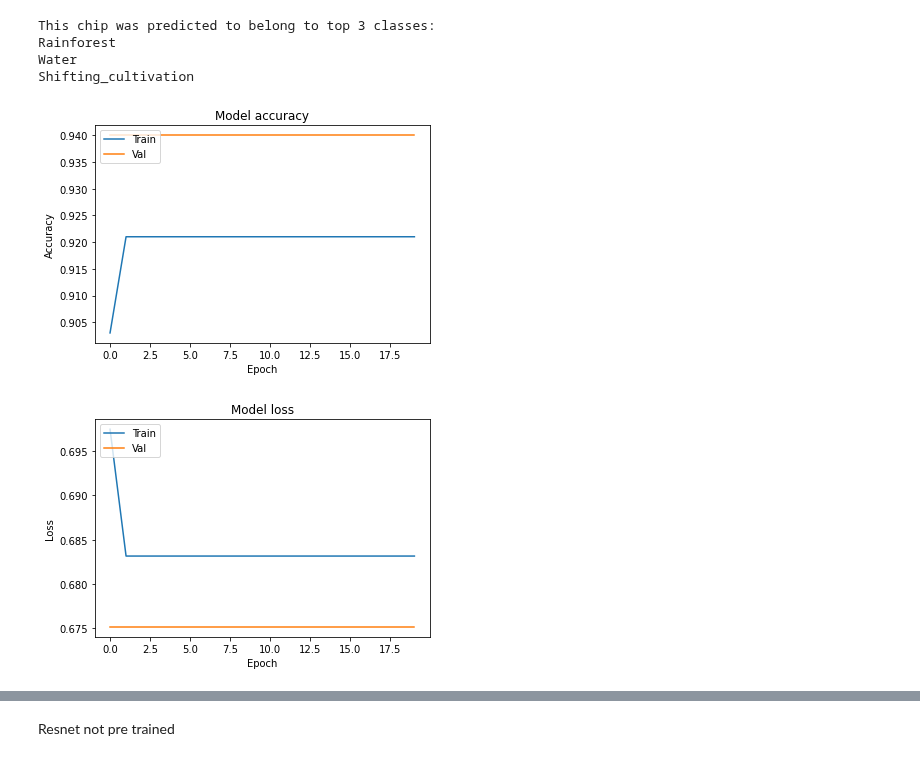
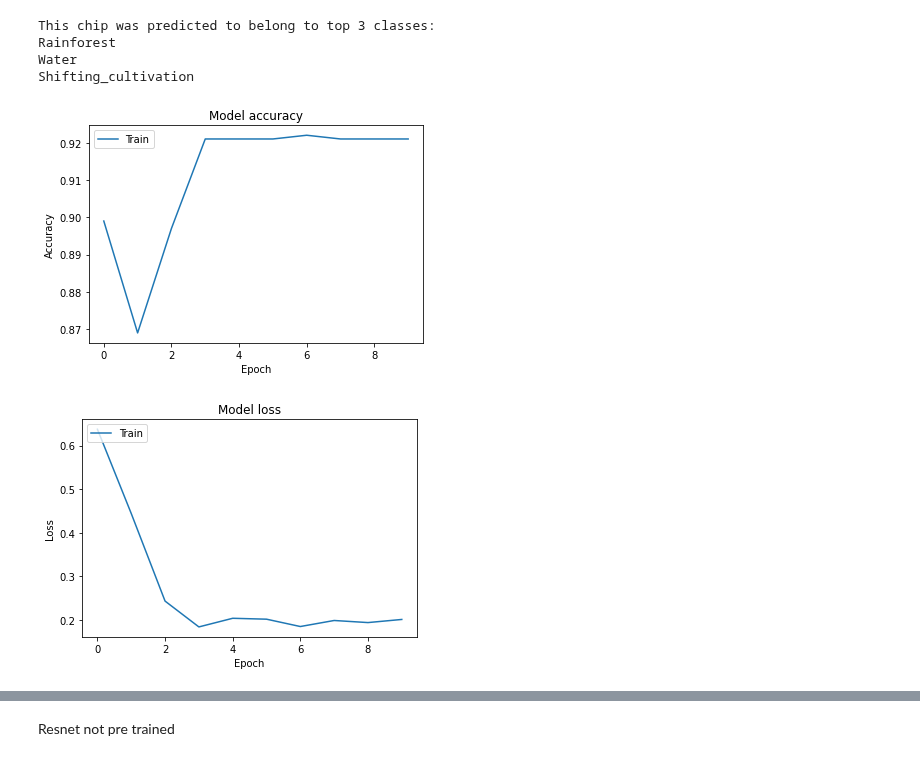
Before and after one commit to Project-Canopy/cb_feature_detection, a Jupyter notebook: model-development/ml_explore_Margaux.ipynb, the cells around one changed output, grey strips where cells are left out. Drawn from its saved outputs; the diff is of its cells as text; code cells hidden in the pictures.

```diff
--- a/model-development/ml_explore_Margaux.ipynb
+++ b/model-development/ml_explore_Margaux.ipynb
@@ -25,6 +25,7 @@ import io
 # %%
 from data_loader import DataLoader
 # %%
+batch_size = 32
 gen = DataLoader(label_file_path_train="labels_test_v1.csv", #or labels.csv
                         label_file_path_val="val_labels.csv",
                         bucket_name='canopy-production-ml',
@@ -33,16 +34,16 @@ gen = DataLoader(label_file_path_train="labels_test_v1.csv", #or labels.csv
                         shuffle_and_repeat=False,
                         enable_just_shuffle=True,
                         enable_just_repeat=False,
-                        training_data_shuffle_buffer_size=10,
+                        training_data_shuffle_buffer_size=20,
                         data_repeat_count=None,
-                        training_data_batch_size=20,
-                        normalization_value=255.0,  #normalization TODO double check other channels than RGB
+                        training_data_batch_size=batch_size,
+#                         normalization_value=255.0,  #normalization TODO double check other channels than RGB
                         training_data_type=tf.float32,
                         label_data_type=tf.uint8,
                         enable_data_prefetch=False,
                         data_prefetch_size=tf.data.experimental.AUTOTUNE,
                         num_parallel_calls=int(2))
-# TODO add data augmentation in DataLoader
+# TODO add data augmentation in DataLoader using https://albumentations.ai/docs/examples/tensorflow-example/
 
 no_of_val_imgs = len(gen.validation_filenames)
 no_of_train_imgs = len(gen.training_filenames)
@@ -133,21 +70,21 @@ array([[3, 7, 0, 5, 2, 8, 9, 6, 1, 4]])
 # %%
-def plot_learningCurve(history, epoch):
+def plot_learningCurve(history):
   # Plot training & validation accuracy values
   plt.plot(history.history['accuracy'])
-  plt.plot(history.history['val_accuracy'])
+#   plt.plot(history.history['val_accuracy'])
   plt.title('Model accuracy')
   plt.ylabel('Accuracy')
   plt.xlabel('Epoch')
-  plt.legend(['Train', 'Val'], loc='upper left')
+  plt.legend(['Train'], loc='upper left')
   plt.show()
 
   # Plot training & validation loss values
   plt.plot(history.history['loss'])
-  plt.plot(history.history['val_loss'])
+#   plt.plot(history.history['val_loss'])
   plt.title('Model loss')
   plt.ylabel('Loss')
   plt.xlabel('Epoch')
-  plt.legend(['Train', 'Val'], loc='upper left')
+  plt.legend(['Train'], loc='upper left')
   plt.show()
 # %% [markdown]
 ## PREPRODUCTION Candidate: ResNet50 pretrained on ImageNet
@@ -203,7 +140,7 @@ model_checkpoint_callback = tf.keras.callbacks.ModelCheckpoint(
   save_best_only=True)
 
 reducelronplateau = tf.keras.callbacks.ReduceLROnPlateau(
-  monitor='val_loss', factor=0.1, patience=10, verbose=1,
+  monitor='val_loss', factor=0.1, patience=2, verbose=1,
   mode='min', min_lr=1e-10)
 
 early_stop = tf.keras.callbacks.EarlyStopping(monitor='val_loss',mode='min', patience=20, verbose=1)
@@ -211,7 +148,7 @@ early_stop = tf.keras.callbacks.EarlyStopping(monitor='val_loss',mode='min', pat
 callbacks_list = [model_checkpoint_callback, reducelronplateau, early_stop]
 
 model = define_model(10, (100,100,18))
-model.compile(loss=tf.keras.losses.BinaryCrossentropy(from_logits=True),
+model.compile(loss=tf.keras.losses.BinaryCrossentropy(from_logits=False),
                           optimizer=keras.optimizers.Adam(),
                           metrics=[tf.metrics.BinaryAccuracy(name='accuracy')]) #TODO add callbacks to save checkpoints and maybe lr reducer, earlystop,etc
 # %% [output]
@@ -235,7 +172,8 @@ ________________________________________________________________________________
 # %% [markdown]
 Start training
 # %%
-epochs = 20
+epochs = 10
+
 history = model.fit(gen.training_dataset, validation_data=gen.validation_dataset,
                     epochs=epochs,
                     callbacks=callbacks_list)
@@ -294,7 +232,7 @@ Rainforest
 Water
 Shifting_cultivation
 # %%
-plot_learningCurve(history, 20)
+plot_learningCurve(history)
 # %% [output]
-[figure, old version]
+[figure, new version]
-[figure, old version]
+[figure, new version]
```
Also changed, not shown: parts of 13 cells of this notebook, 2 other files.
